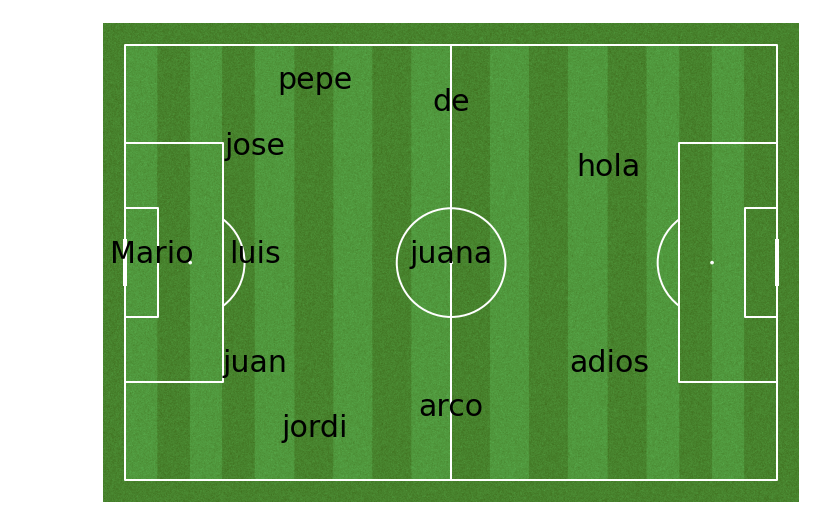
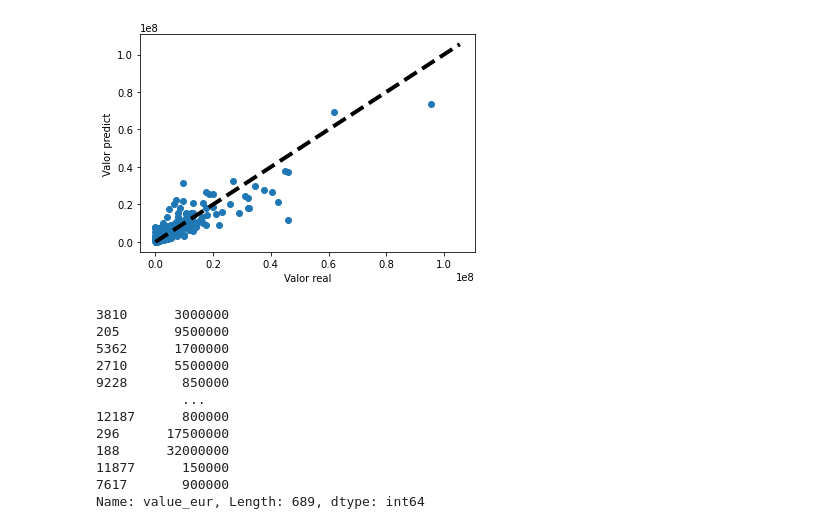
Before and after one commit to DarioCMasedo/projecto_final_ironhack, a Jupyter notebook: modelos.ipynb, the cells around one changed output. Saved outputs shown, nothing was run; the diff lists cells and outputs as text; code cells hidden in the pictures.

```diff
--- a/modelos.ipynb
+++ b/modelos.ipynb
@@ -319,2 +631,0 @@ predict_df
-# %%
-y_pred = rf.predict(X_test)
@@ -384,17 +643,0 @@ annotation = ax.annotate('adios', (89, 68), fontsize=30, ha='center')
-# %%
-#5-3-2
-pitch = Pitch(pitch_color='grass', line_color='white',stripe=True)
-fig, ax = pitch.draw(figsize=(10, 20))
-annotation = ax.annotate('Mario', (5, 40), fontsize=30, ha='center')
-annotation = ax.annotate('jose', (24, 20), fontsize=30, ha='center')
-annotation = ax.annotate('luis', (24, 40), fontsize=30, ha='center')
-annotation = ax.annotate('pepe', (35, 8), fontsize=30, ha='center')
-annotation = ax.annotate('jordi', (35, 72), fontsize=30, ha='center')
-annotation = ax.annotate('juan', (24, 60), fontsize=30, ha='center')
-annotation = ax.annotate('juana', (60, 40), fontsize=30, ha='center')
-annotation = ax.annotate('de', (60, 12), fontsize=30, ha='center')
-annotation = ax.annotate('arco', (60, 68), fontsize=30, ha='center')
-annotation = ax.annotate('hola', (89, 24), fontsize=30, ha='center')
-annotation = ax.annotate('adios', (89, 60), fontsize=30, ha='center')
-# %% [output]
-[figure, removed]
@@ -404,0 +649,28 @@ from mplsoccer import Pitch
+# %%
+# cross_val_predict returns an array of the same size as `y` where each entry
+# is a prediction obtained by cross validated:
+predicted = cross_validate(rf, delanteros, y, cv=10)
+
+fig, ax = plt.subplots()
+ax.scatter(y_test, y_pred)
+ax.plot([y.min(), y.max()], [y.min(), y.max()], 'k--', lw=4)
+ax.set_xlabel('Valor real')
+ax.set_ylabel('Valor predict')
+plt.show()
+# %% [output]
+[figure, added]
+# %%
+y_test
+# %% [output]
+3810      3000000
+205       9500000
+5362      1700000
+2710      5500000
+9228       850000
+           ...
+12187      800000
+296      17500000
+188      32000000
+11877      150000
+7617       900000
+Name: value_eur, Length: 689, dtype: int64
```
Also changed, not shown: parts of 56 cells of this notebook, 7 other files.
